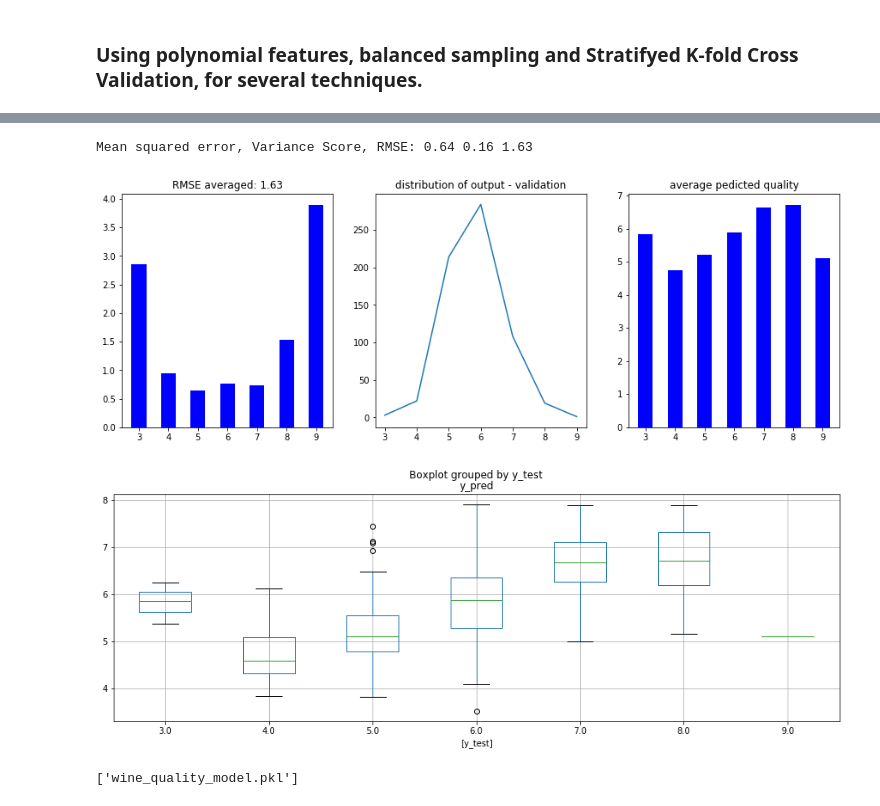
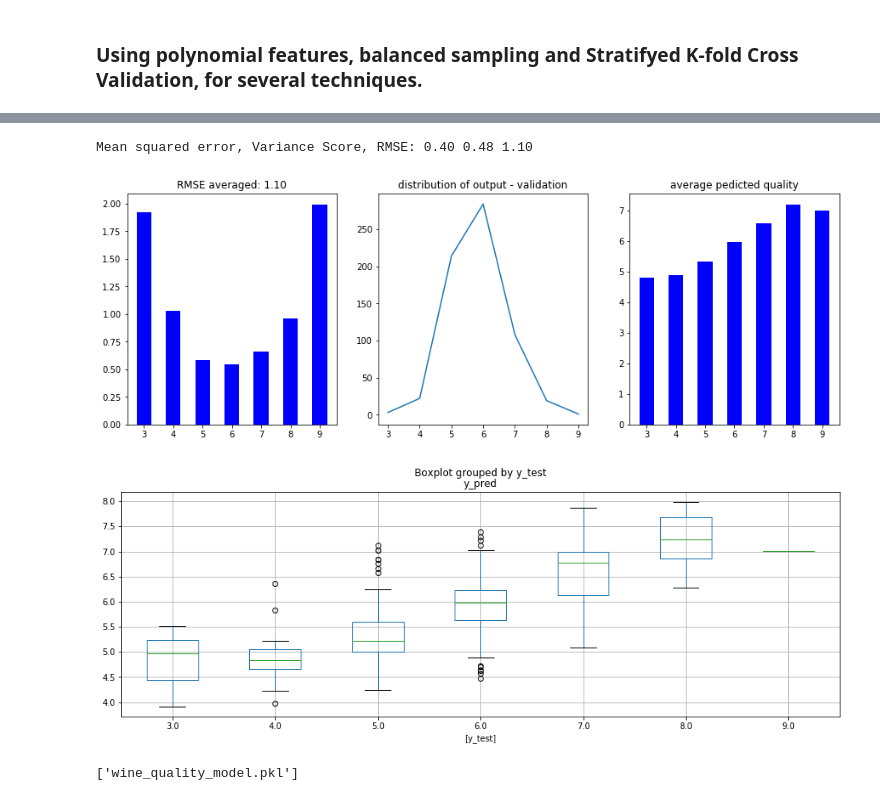
Before and after one commit to nocedan/cognitivo_teste, a Jupyter notebook: wine_quality_modelling.ipynb, the cells around one changed output, grey strips where cells are left out. Cells and saved outputs as stored; diff of their text form; code cells hidden in the pictures.

```diff
--- a/wine_quality_modelling.ipynb
+++ b/wine_quality_modelling.ipynb
@@ -263,9 +282,9 @@ dict_keys(['Lasso', 'KNN', 'Gradient Boosting'])
 # %%
-df_measures,mean_square_error,variance_score, rmse=performance_validation(*y_pred_y_test_dic['Gradient Boosting'][3])
+df_measures,mean_square_error,variance_score, rmse=performance_validation(*y_pred_y_test_dic['Gradient Boosting 12.00'][5])
 # %% [output]
-Mean squared error, Variance Score, RMSE: 0.64 0.16 1.63
+Mean squared error, Variance Score, RMSE: 0.40 0.48 1.10
-[figure, old version]
+[figure, new version]
-[figure, old version]
+[figure, new version]
 # %%
 #Final model "Gradient Boosting" presents better performance
 #Gradient Boosting : 0.68 , 0.11, 1.22
```
Also changed, not shown: parts of 5 cells of this notebook, 3 other files.
